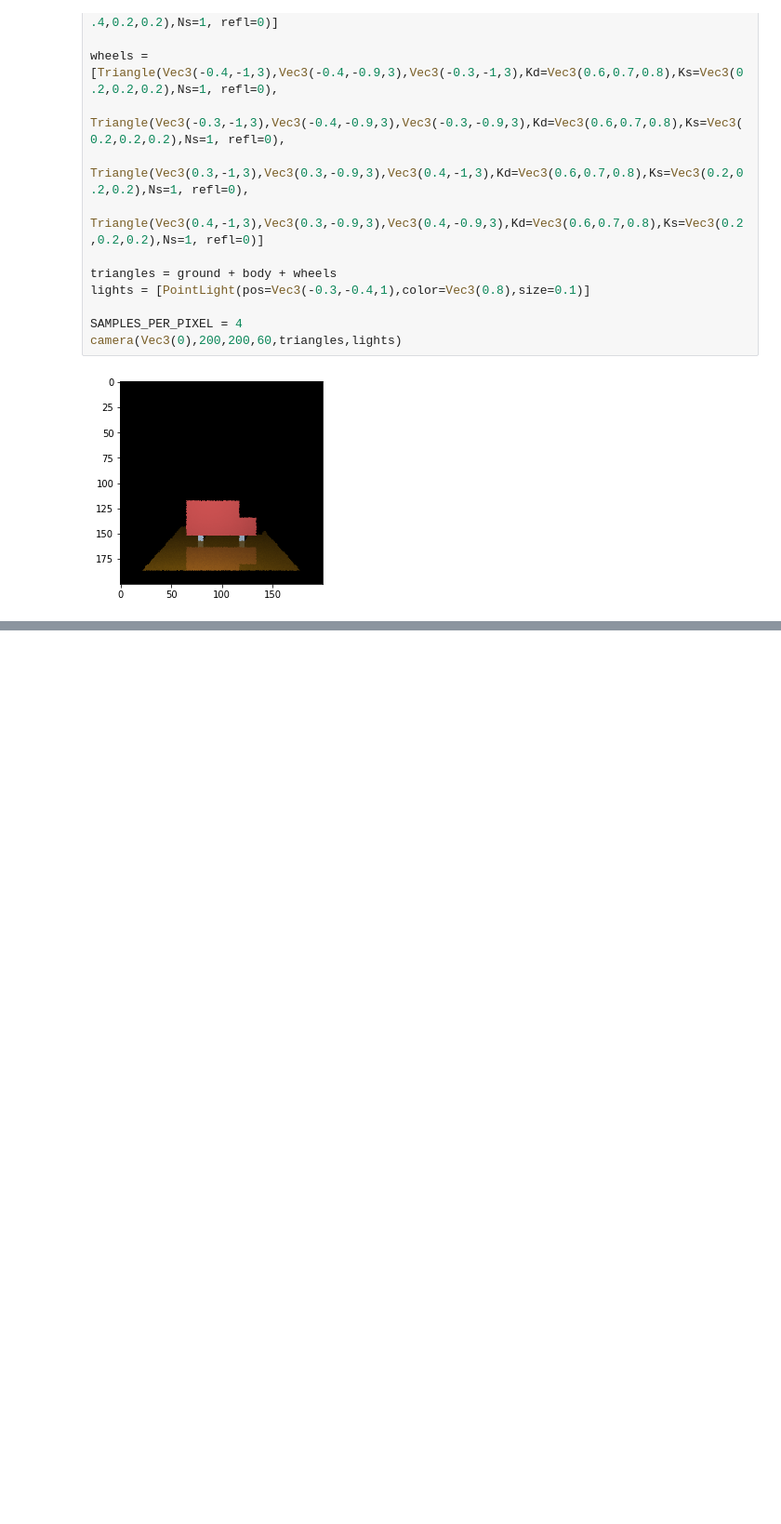
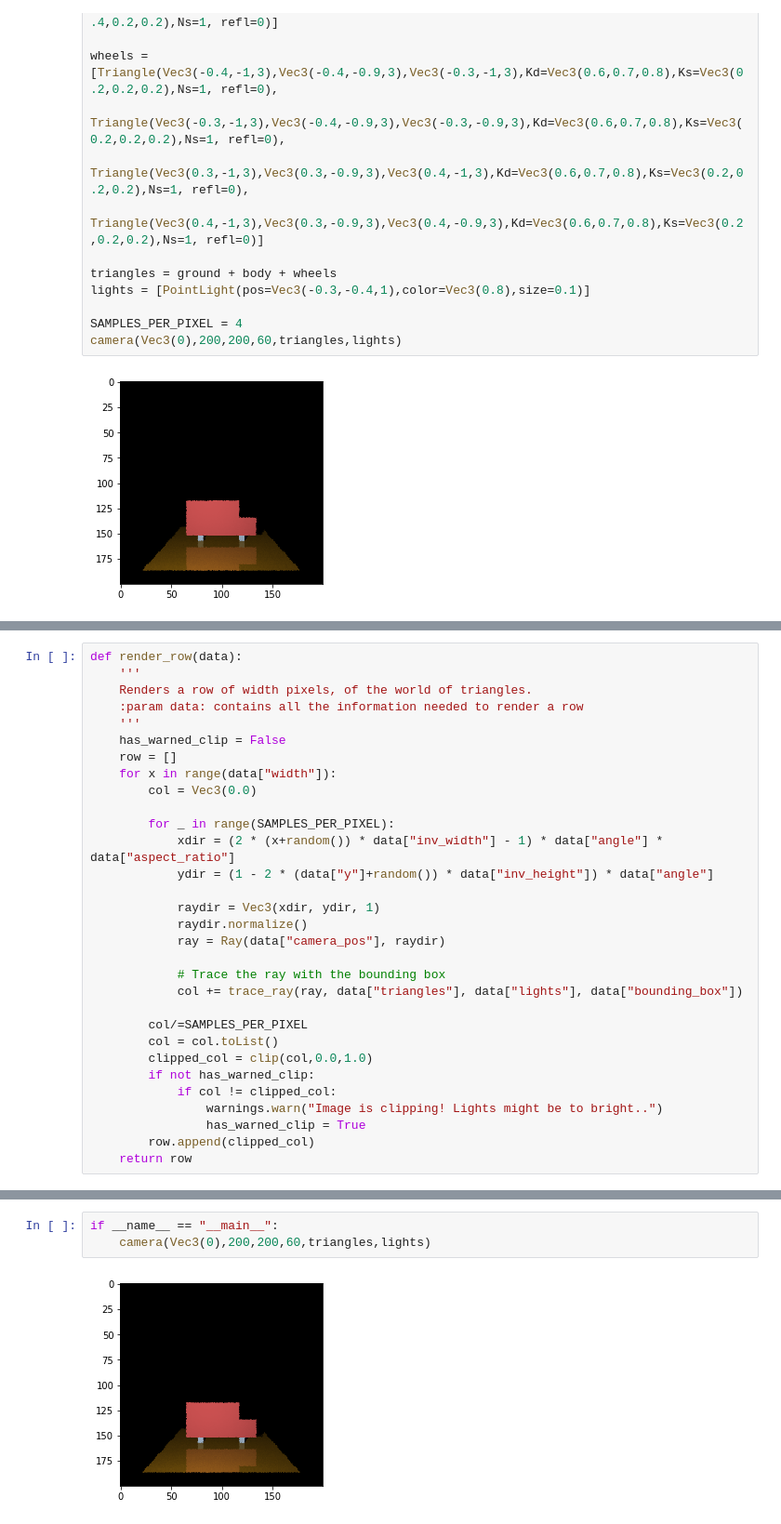
Before and after one commit to noahiscool13/PyRaytacerNotebook, a Jupyter notebook: Intro to raytracing in python.ipynb, the cells around one changed output, grey strips where cells are left out. Shown at 93% size. Cells and saved outputs as stored; diff of their text form; blank space fills up the shorter version.

Commit message:
Add Part 8: Many cores make light work

```diff
--- a/Intro to raytracing in python.ipynb
+++ b/Intro to raytracing in python.ipynb
@@ -1173,0 +1197,31 @@ To compensate for my terible moddeling skills, we will just make the rendering l
+# %%
+def render_row(data):
+    '''
+    Renders a row of width pixels, of the world of triangles.
+    :param data: contains all the information needed to render a row
+    '''
+    has_warned_clip = False
+    row = []
+    for x in range(data["width"]):
+        col = Vec3(0.0)
+
+        for _ in range(SAMPLES_PER_PIXEL):
+            xdir = (2 * (x+random()) * data["inv_width"] - 1) * data["angle"] * data["aspect_ratio"]
+            ydir = (1 - 2 * (data["y"]+random()) * data["inv_height"]) * data["angle"]
+
+            raydir = Vec3(xdir, ydir, 1)
+            raydir.normalize()
+            ray = Ray(data["camera_pos"], raydir)
+
+            # Trace the ray with the bounding box
+            col += trace_ray(ray, data["triangles"], data["lights"], data["bounding_box"])
+
+        col/=SAMPLES_PER_PIXEL
+        col = col.toList()
+        clipped_col = clip(col,0.0,1.0)
+        if not has_warned_clip:
+            if col != clipped_col:
+                warnings.warn("Image is clipping! Lights might be to bright..")
+                has_warned_clip = True
+        row.append(clipped_col)
+    return row
@@ -1173,0 +1278,5 @@ To compensate for my terible moddeling skills, we will just make the rendering l
+# %%
+if __name__ == "__main__":
+    camera(Vec3(0),200,200,60,triangles,lights)
+# %% [output]
+[figure, added]
```
Also changed, not shown: parts of 5 cells of this notebook, 1 other file.
